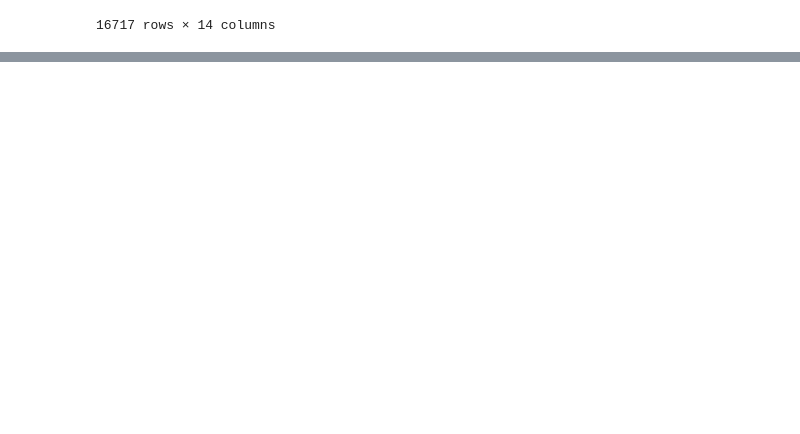
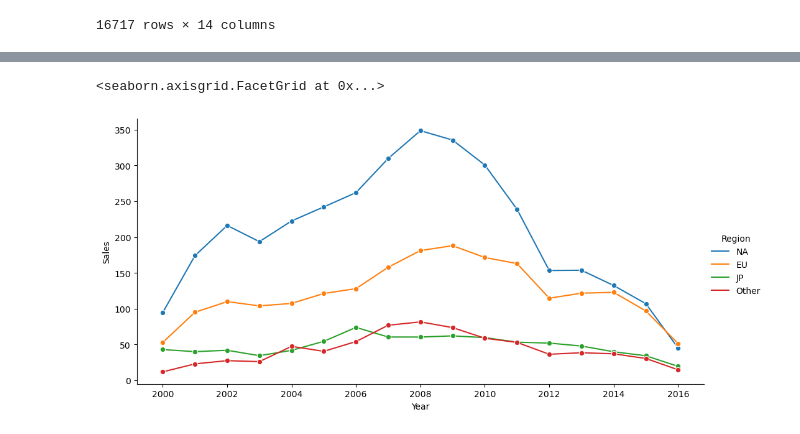
Before and after one commit to YanaStefanovich/EDA-Video-Game-Sales, a Jupyter notebook: Games.ipynb, the cells around one changed output, grey strips where cells are left out. Cells and saved outputs as stored; diff of their text form; code cells hidden in the pictures; blank space fills up the shorter version.

```diff
--- a/Games.ipynb
+++ b/Games.ipynb
@@ -136,0 +146,12 @@ df.tail()
+# %%
+sns.relplot(
+    data=df_melted,
+    x='Year', y='Sales',
+    kind='line',
+    hue='Region',
+    height=5, aspect=2,
+    marker='o'
+)
+# %% [output]
+<seaborn.axisgrid.FacetGrid at 0x...>
+[figure, added]
```
Also changed, not shown: parts of 3 cells of this notebook.
